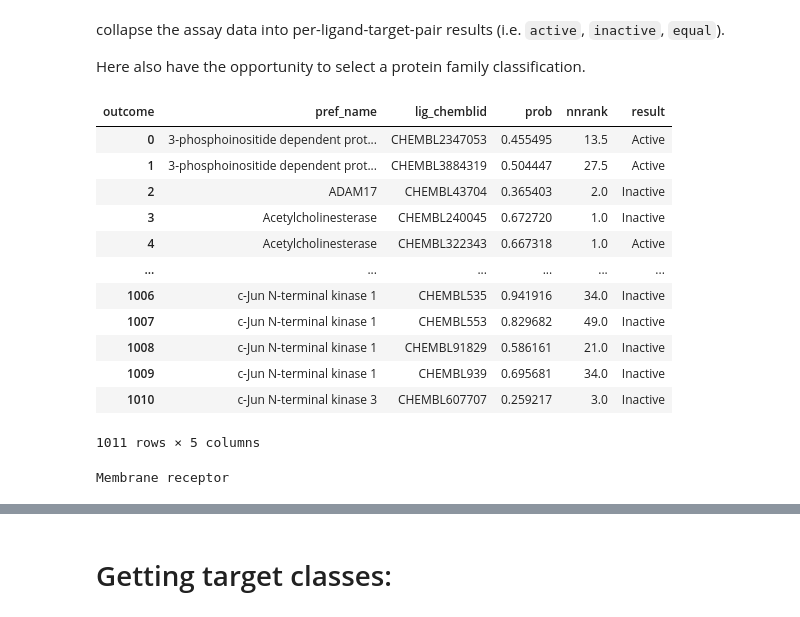
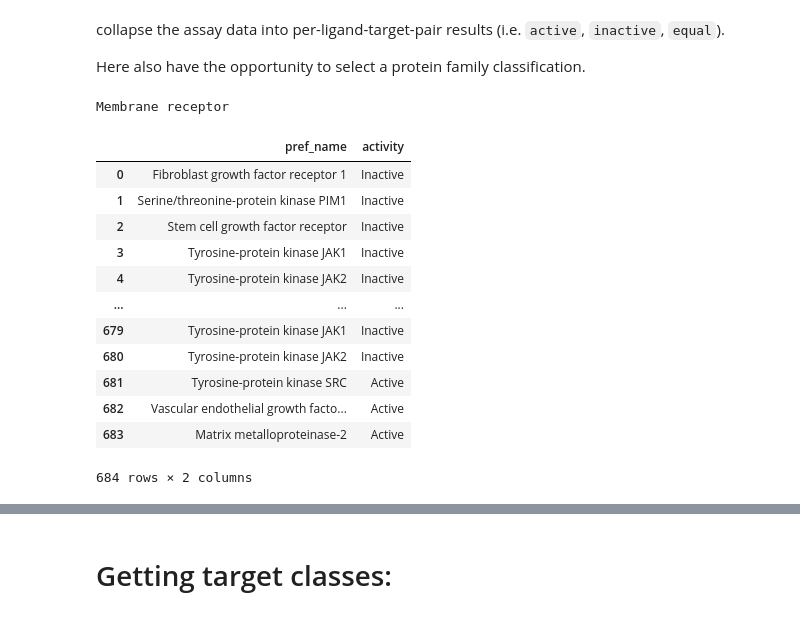
Before and after one commit to ljmartin/molrec, a Jupyter notebook: 4_pubchem_validation/analysis.ipynb, the cells around one changed output, grey strips where cells are left out. Cells and saved outputs as stored; diff of their text form; code cells hidden in the pictures.

```diff
--- a/4_pubchem_validation/analysis.ipynb
+++ b/4_pubchem_validation/analysis.ipynb
@@ -240,17 +368,7 @@ fig.savefig('./figures/pubchem_validation.tif')
 # %%
-def parse_group(group):
-    inactive = group['outcome'].str.contains('Inactive').any()
-    active = group['outcome'].str.contains('Active').any()
-    if inactive and active:
-        return 'Both'
-    elif active and ~inactive:
-        return 'Active'
-    elif inactive and ~active:
-        return 'Inactive'
-    else:
-        return False
+import altair as alt
 
-def parse_group2(group):
+def parse_groups(group):
     inactive = group['outcome'].str.contains('Inactive').sum()
     active = group['outcome'].str.contains('Active').sum()
     if (active - inactive) > 0:
@@ -263,36 +381,40 @@ def parse_group2(group):
 collapse the assay data into per-ligand-target-pair results (i.e. `active`, `inactive`, `equal`).
 
 Here also have the opportunity to select a protein family classification.
-# %%
-result
-# %% [output]
-| outcome | pref_name | lig_chemblid | prob | nnrank | result |
-| 0 | 3-phosphoinositide dependent prot... | CHEMBL2347053 | 0.455495 | 13.5 | Active |
-| 1 | 3-phosphoinositide dependent prot... | CHEMBL3884319 | 0.504447 | 27.5 | Active |
-| 2 | ADAM17 | CHEMBL43704 | 0.365403 | 2.0 | Inactive |
-| 3 | Acetylcholinesterase | CHEMBL240045 | 0.672720 | 1.0 | Inactive |
-| 4 | Acetylcholinesterase | CHEMBL322343 | 0.667318 | 1.0 | Active |
-| ... | ... | ... | ... | ... | ... |
-| 1006 | c-Jun N-terminal kinase 1 | CHEMBL535 | 0.941916 | 34.0 | Inactive |
-| 1007 | c-Jun N-terminal kinase 1 | CHEMBL553 | 0.829682 | 49.0 | Inactive |
-| 1008 | c-Jun N-terminal kinase 1 | CHEMBL91829 | 0.586161 | 21.0 | Inactive |
-| 1009 | c-Jun N-terminal kinase 1 | CHEMBL939 | 0.695681 | 34.0 | Inactive |
-| 1010 | c-Jun N-terminal kinase 3 | CHEMBL607707 | 0.259217 | 3.0 | Inactive |
-1011 rows × 5 columns
 # %%
+def parse_data(df, classification, lim=None):
+    if lim is not None:
+        df = df.groupby('pref_name').filter(lambda x : len(x)>lim)
+
+    filtered_df = df.merge(target_types, on='pref_name')
+    out = filtered_df[filtered_df['l1'].isin(classification)].groupby(['lig_chemblid', 'pref_name']).apply(parse_group2)
+
+    out_df= pd.DataFrame(out).reset_index().drop('lig_chemblid',axis=1)
+    out_df.columns=['pref_name', 'activity']
+    return out_df
+
+
+
 #Mask 1-NN solutions:
 #out = df[df['nnrank']>0].groupby(['lig_chemblid', 'pref_name']).apply(parse_group2)
 
-#remove enzymes (anything with 'ase' in it)
-filtered_df = df.merge(target_types, on='pref_name')
 types = filtered_df.l1.unique()
-
 t = types[4]
 print(t)
 
-out = filtered_df[filtered_df['l1']==t].groupby(['lig_chemblid', 'pref_name']).apply(parse_group2)
-
-out_df= pd.DataFrame(out).reset_index().drop('lig_chemblid',axis=1)
-out_df.columns=['pref_name', 'activity']
+parse_data(df, [types[0]])
 # %% [output]
 Membrane receptor
+|  | pref_name | activity |
+| 0 | Fibroblast growth factor receptor 1 | Inactive |
+| 1 | Serine/threonine-protein kinase PIM1 | Inactive |
+| 2 | Stem cell growth factor receptor | Inactive |
+| 3 | Tyrosine-protein kinase JAK1 | Inactive |
+| 4 | Tyrosine-protein kinase JAK2 | Inactive |
+| ... | ... | ... |
+| 679 | Tyrosine-protein kinase JAK1 | Inactive |
+| 680 | Tyrosine-protein kinase JAK2 | Inactive |
+| 681 | Tyrosine-protein kinase SRC | Active |
+| 682 | Vascular endothelial growth facto... | Active |
+| 683 | Matrix metalloproteinase-2 | Active |
+684 rows × 2 columns
```
Also changed, not shown: parts of 26 cells of this notebook, 8 other files.
